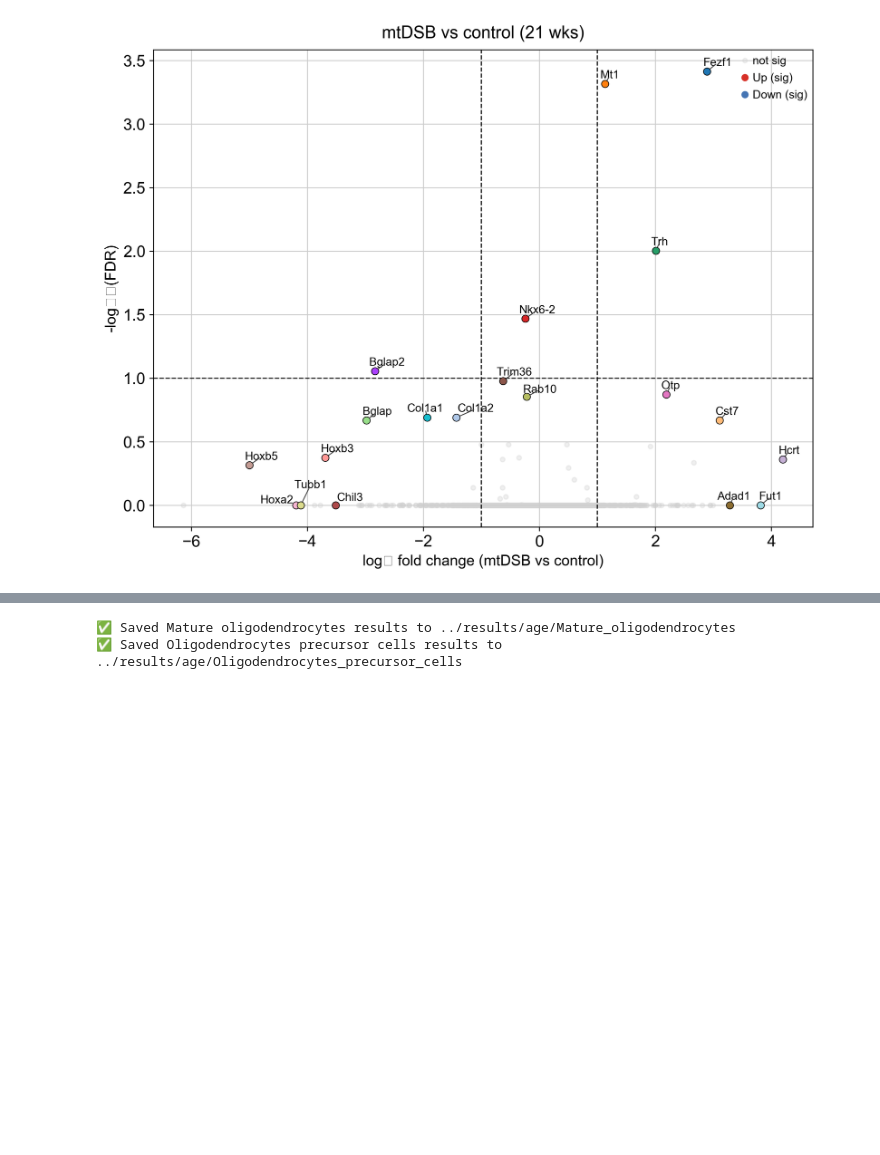
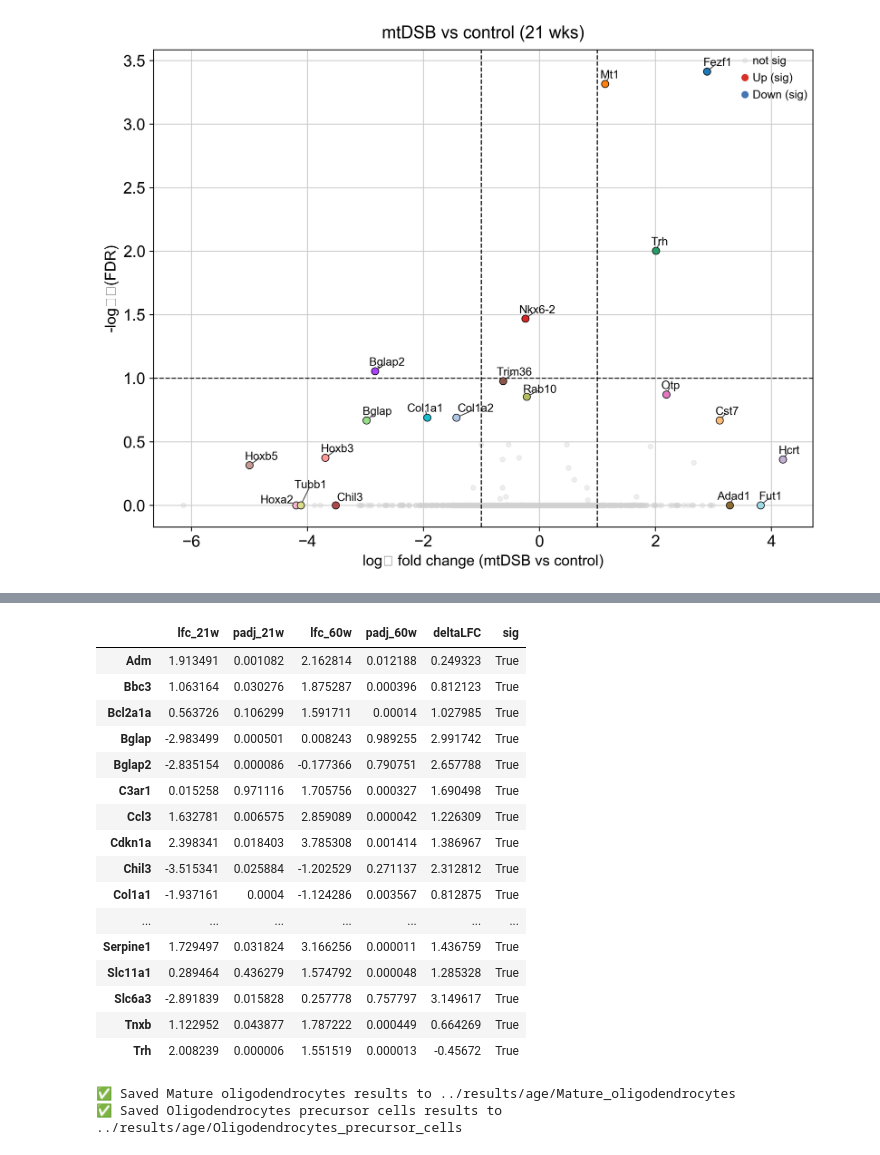
Before and after one commit to christoffermattssonlangseth/oligo-mtDSB, a Jupyter notebook: notebooks/25_agexcondition_OLs.ipynb, the cells around one changed output, grey strips where cells are left out. Cells and saved outputs as stored; diff of their text form; code cells hidden in the pictures; blank space fills up the shorter version.

```diff
--- a/notebooks/25_agexcondition_OLs.ipynb
+++ b/notebooks/25_agexcondition_OLs.ipynb
@@ -926,3 +1222,23 @@ Adad1    3.283  1.000         0.00      26.0          11.0
+# %%
+df_comp.T[picks].T
+# %% [output]
+|  | lfc_21w | padj_21w | lfc_60w | padj_60w | deltaLFC | sig |
+| Adm | 1.913491 | 0.001082 | 2.162814 | 0.012188 | 0.249323 | True |
+| Bbc3 | 1.063164 | 0.030276 | 1.875287 | 0.000396 | 0.812123 | True |
+| Bcl2a1a | 0.563726 | 0.106299 | 1.591711 | 0.00014 | 1.027985 | True |
+| Bglap | -2.983499 | 0.000501 | 0.008243 | 0.989255 | 2.991742 | True |
+| Bglap2 | -2.835154 | 0.000086 | -0.177366 | 0.790751 | 2.657788 | True |
+| C3ar1 | 0.015258 | 0.971116 | 1.705756 | 0.000327 | 1.690498 | True |
+| Ccl3 | 1.632781 | 0.006575 | 2.859089 | 0.000042 | 1.226309 | True |
+| Cdkn1a | 2.398341 | 0.018403 | 3.785308 | 0.001414 | 1.386967 | True |
+| Chil3 | -3.515341 | 0.025884 | -1.202529 | 0.271137 | 2.312812 | True |
+| Col1a1 | -1.937161 | 0.0004 | -1.124286 | 0.003567 | 0.812875 | True |
+| ... | ... | ... | ... | ... | ... | ... |
+| Serpine1 | 1.729497 | 0.031824 | 3.166256 | 0.000011 | 1.436759 | True |
+| Slc11a1 | 0.289464 | 0.436279 | 1.574792 | 0.000048 | 1.285328 | True |
+| Slc6a3 | -2.891839 | 0.015828 | 0.257778 | 0.757797 | 3.149617 | True |
+| Tnxb | 1.122952 | 0.043877 | 1.787222 | 0.000449 | 0.664269 | True |
+| Trh | 2.008239 | 0.000006 | 1.551519 | 0.000013 | -0.45672 | True |
 # %%
 import os
 
```
Also changed, not shown: parts of 6 cells of this notebook.
